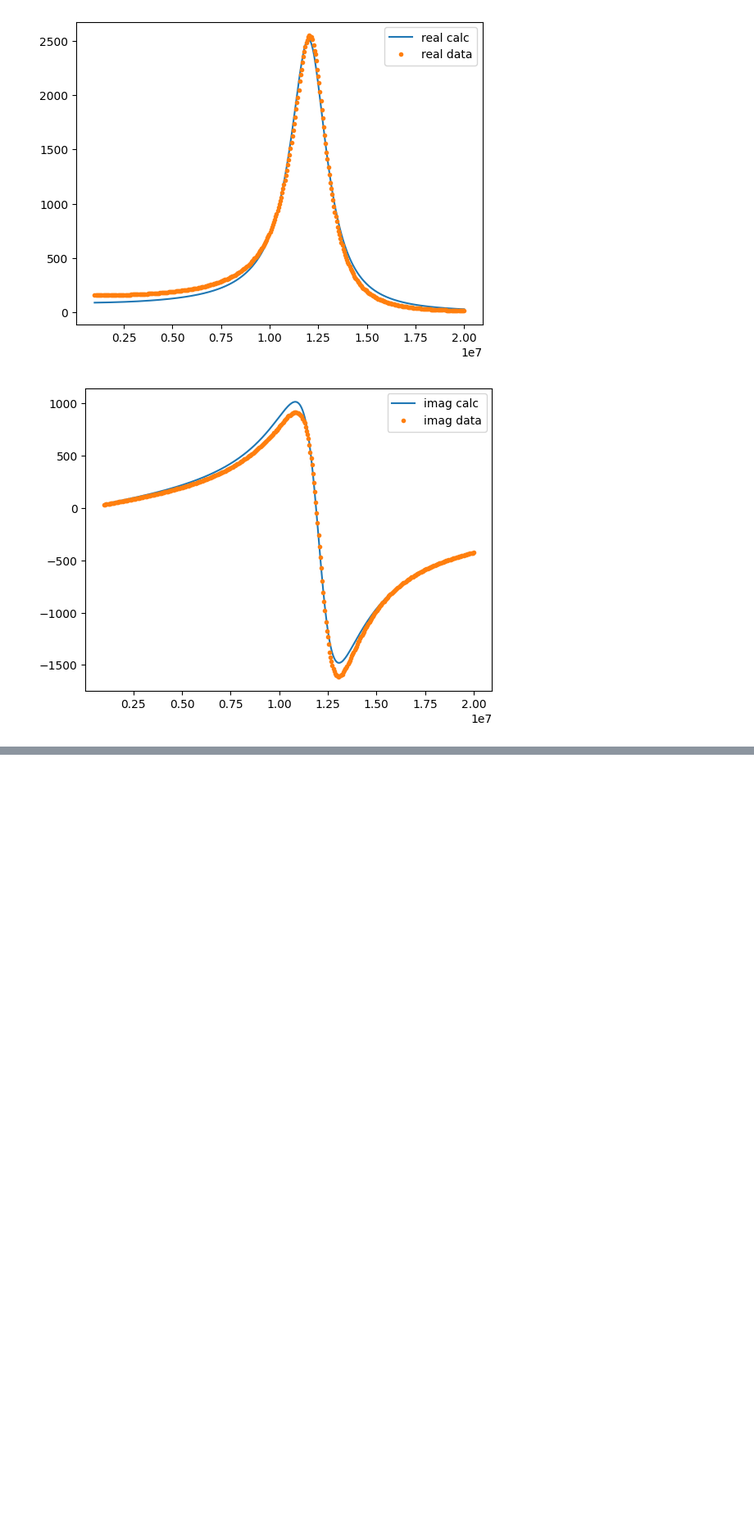
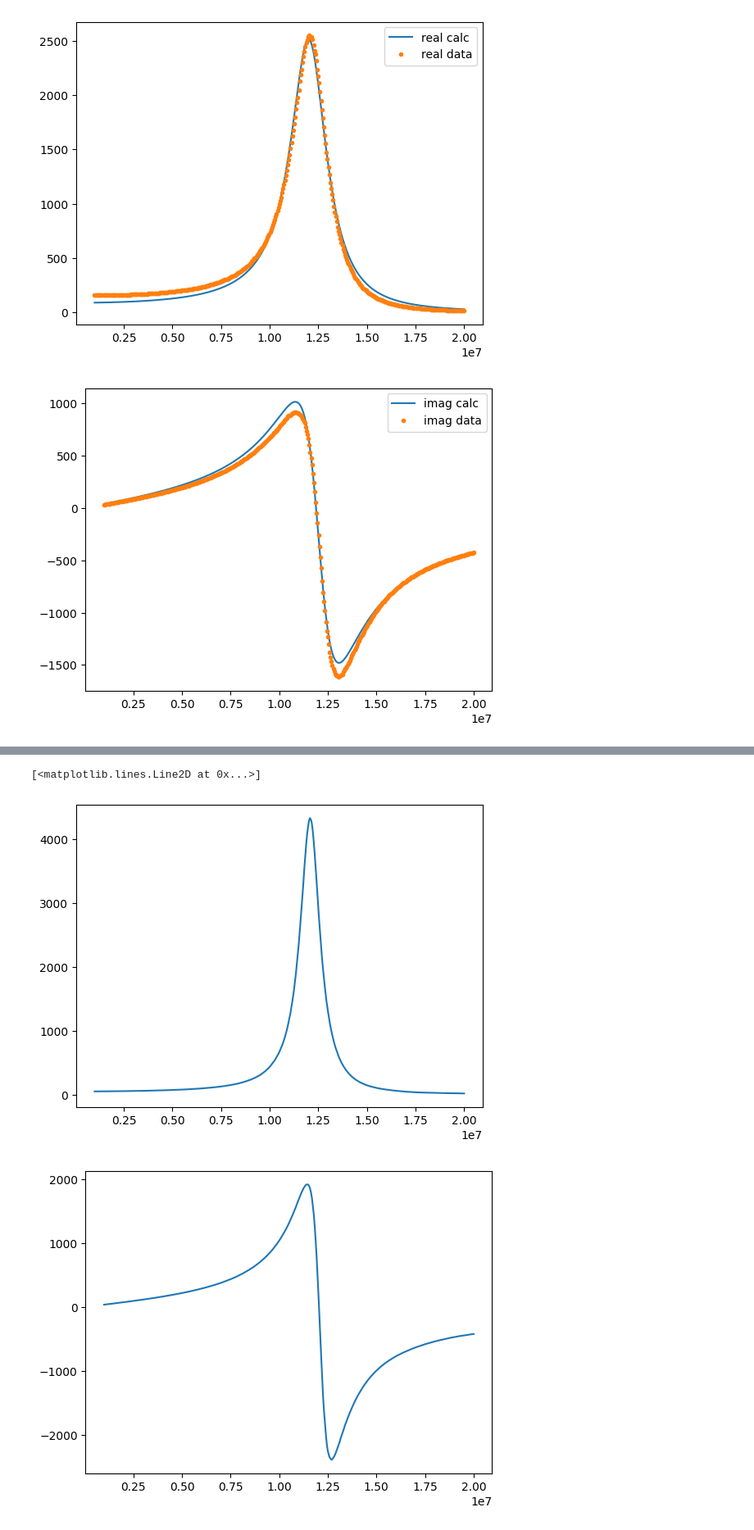
Before and after one commit to tyaxm/cyclotron, a Jupyter notebook: src/coil_properties.ipynb, the cells around one changed output, grey strips where cells are left out. Shown at 82% size. Cells and saved outputs as stored; diff of their text form; code cells hidden in the pictures; blank space fills up the shorter version.

```diff
--- a/src/coil_properties.ipynb
+++ b/src/coil_properties.ipynb
@@ -366,0 +374,17 @@ plt.plot(freq,Z_data_imag)
+# %%
+data = np.loadtxt("../data/coil+dee(serial)_dee_to_port2.s2p",delimiter=" ")
+
+Z_0 = 50
+
+freq = data[:,0]
+Z_data = (1 + data[:,1] + 1j * data[:,2])/(1 - data[:,1] - 1j * data[:,2]) * Z_0
+Z_data_real = np.array(Z_data.real,dtype=np.float64)
+Z_data_imag = np.array(Z_data.imag,dtype=np.float64)
+
+plt.plot(freq,Z_data_real)
+plt.figure()
+plt.plot(freq,Z_data_imag)
+# %% [output]
+[<matplotlib.lines.Line2D at 0x...>]
+[figure, added]
+[figure, added]
```
Also changed, not shown: parts of 1 cell of this notebook.
